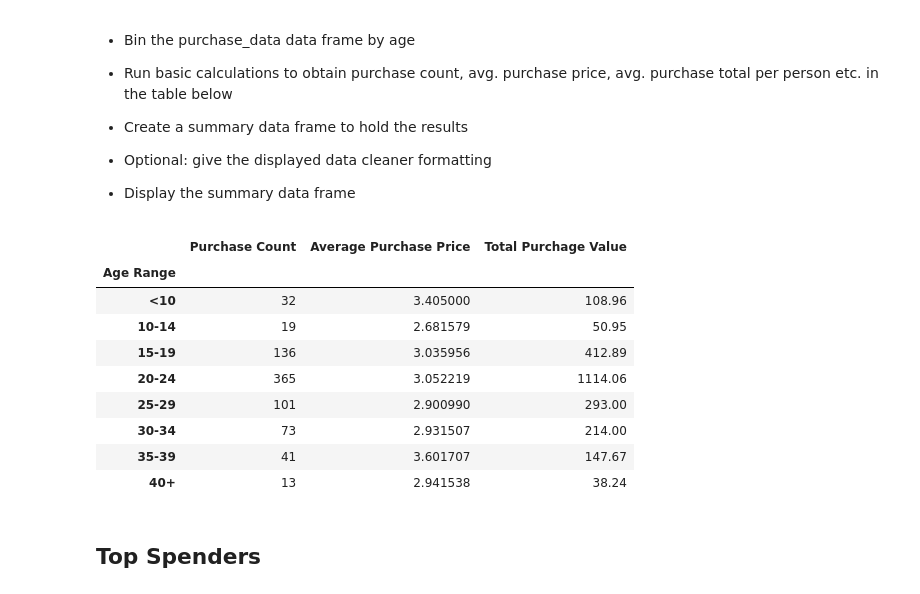
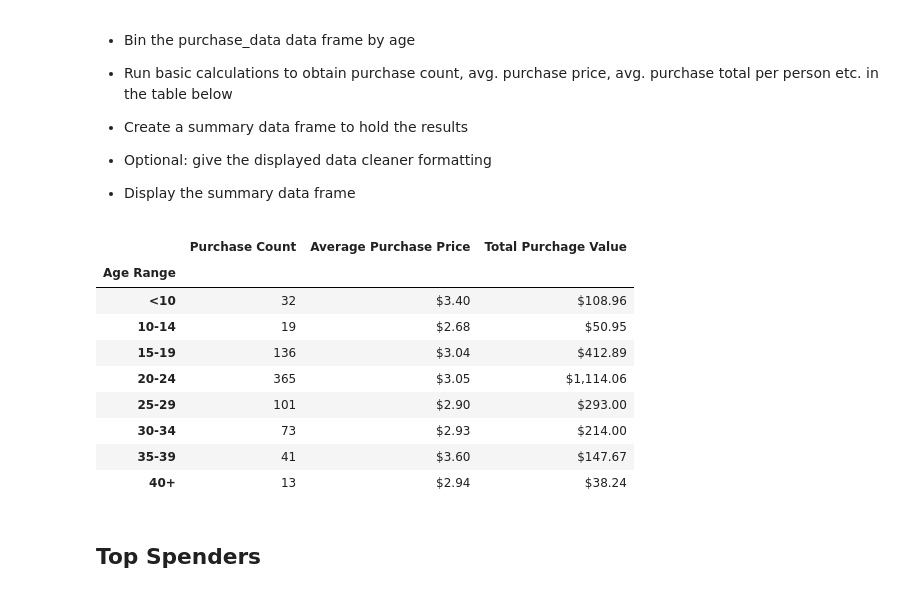
Before and after one commit to Tam-ala/Game-and-School-Stats-with-Pandas, a Jupyter notebook: HeroesOfPymoli/HeroesOfPymoli_Complete.ipynb, the cells around one changed output. Drawn from its saved outputs; the diff is of its cells as text; code cells hidden in the pictures.

Commit message:
edited format

```diff
--- a/HeroesOfPymoli/HeroesOfPymoli_Complete.ipynb
+++ b/HeroesOfPymoli/HeroesOfPymoli_Complete.ipynb
@@ -205,36 +227,36 @@ age_rename
 # %%
 # Make a bin and label for age
 age_bins = [0, 10, 14, 19, 24, 29, 34, 39, 45]
 age_rng_labels = ["<10", "10-14", "15-19", "20-24", "25-29", "30-34", "35-39", "40+"]
 
 # Slice data to place it into bins
 purchase_df['Age Range'] = pd.cut(purchase_df["Age"], age_bins, labels=age_rng_labels)
 purchase_df
 
 # Group by age range
 age_group = purchase_df.groupby("Age Range")
 
 # Calculate purchase count, average purchase price, purchage total by age
 age_count = age_group["Item ID"].count()
 age_price = age_group["Price"].mean()
 age_total = age_group['Price'].sum()
 
 # Make dataframe summary of purchases by gender & reset index
 age_puranalysis_df = pd.DataFrame({"Purchase Count": age_count,
                               "Average Purchase Price": age_price,
                               "Total Purchage Value": age_total})
-age_puranalysis_df
+age_puranalysis_df.style.format({"Average Purchase Price":"${:0,.2f}", "Total Purchage Value":"${:0,.2f}"})
 # %% [output]
 |  | Purchase Count | Average Purchase Price | Total Purchage Value |
 | Age Range |  |  |  |
-| <10 | 32 | 3.405000 | 108.96 |
-| 10-14 | 19 | 2.681579 | 50.95 |
-| 15-19 | 136 | 3.035956 | 412.89 |
-| 20-24 | 365 | 3.052219 | 1114.06 |
-| 25-29 | 101 | 2.900990 | 293.00 |
-| 30-34 | 73 | 2.931507 | 214.00 |
-| 35-39 | 41 | 3.601707 | 147.67 |
-| 40+ | 13 | 2.941538 | 38.24 |
+| <10 | 32 | $3.40 | $108.96 |
+| 10-14 | 19 | $2.68 | $50.95 |
+| 15-19 | 136 | $3.04 | $412.89 |
+| 20-24 | 365 | $3.05 | $1,114.06 |
+| 25-29 | 101 | $2.90 | $293.00 |
+| 30-34 | 73 | $2.93 | $214.00 |
+| 35-39 | 41 | $3.60 | $147.67 |
+| 40+ | 13 | $2.94 | $38.24 |
 # %% [markdown]
 ## Top Spenders
 # %% [markdown]
```
Also changed, not shown: parts of 11 cells of this notebook.
